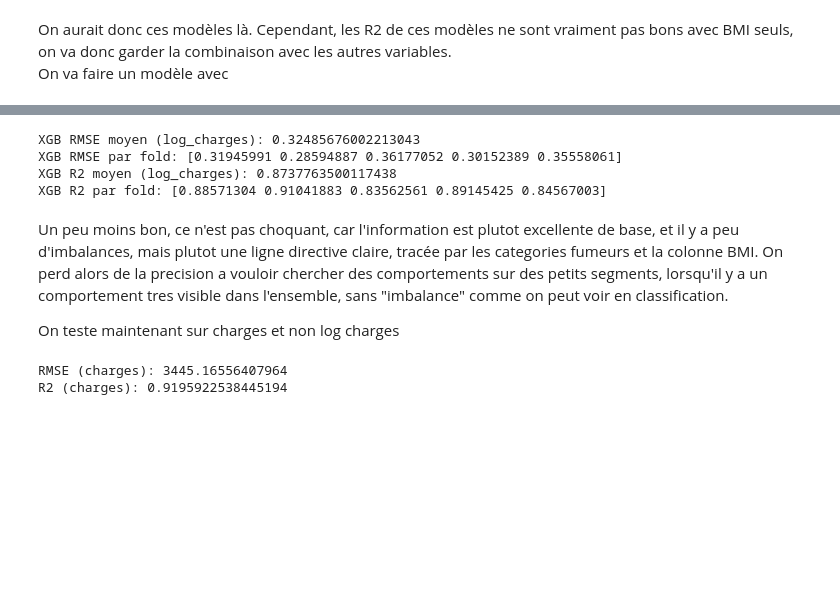
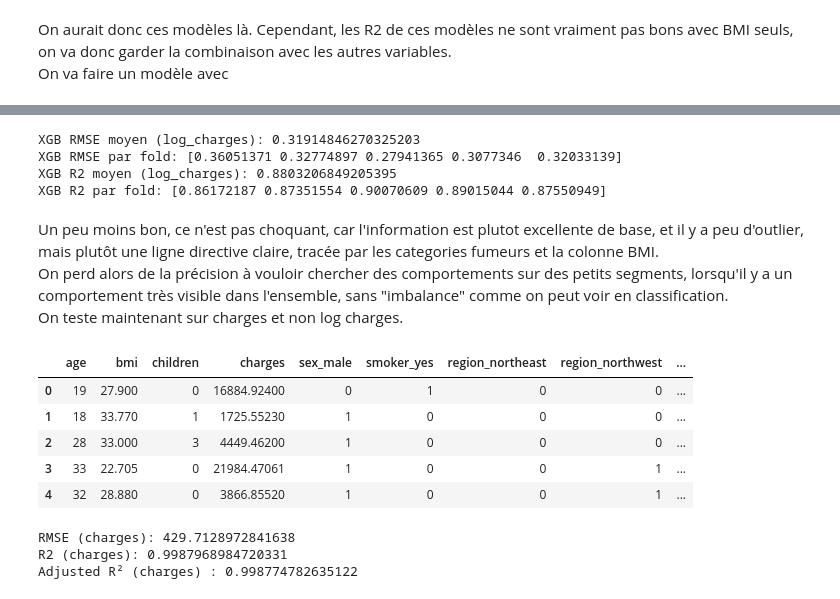
Before and after one commit to ultac/Projet-GLM, a Jupyter notebook: Prepocessing.ipynb, the cells around one changed output, grey strips where cells are left out. Drawn from its saved outputs; the diff is of its cells as text; code cells hidden in the pictures; blank space fills up the shorter version.

```diff
--- a/Prepocessing.ipynb
+++ b/Prepocessing.ipynb
@@ -644,13 +719,11 @@ Les résultats sont bons , on ajoute aussi le concept de "kfoldclassifier", ca p
 # %%
-
-from sklearn.model_selection import KFold, cross_validate
-
-
 features = [c for c in databoost.columns if c != "log_charges"]
 X = databoost[features]
 y = databoost["log_charges"]
 
-kf = KFold(n_splits=5, shuffle=True, random_state=0)
+#X_train, X_test, y_train,y_test = train_test_split(X,y,test_size=0.2, random_state=42) #Pas nécessaire car on utilise un K-Fold
+
+cv = KFold(n_splits=5, shuffle=True, random_state=42)
 
 model_xgb = XGBRegressor(
     n_estimators=500,
@@ -672,50 +745,47 @@ cv_results = cross_validate(
     model_xgb,
     X,
     y,
-    cv=kf,
+    cv=cv,
     scoring=scoring,
     return_train_score=False
 )
 
 rmse_folds = -cv_results["test_rmse"]
 r2_folds = cv_results["test_r2"]
+adj_r2_log = 1-(1-r2_folds.mean())*(len(y_test)-1)/(len(y_test)-10-1) #On a 10 variables
 
 print("XGB RMSE moyen (log_charges):", rmse_folds.mean())
 print("XGB RMSE par fold:", rmse_folds)
 print("XGB R2 moyen (log_charges):", r2_folds.mean())
 print("XGB R2 par fold:", r2_folds)
 # %% [output]
-XGB RMSE moyen (log_charges): 0.32485676002213043
-XGB RMSE par fold: [0.31945991 0.28594887 0.36177052 0.30152389 0.35558061]
-XGB R2 moyen (log_charges): 0.8737763500117438
-XGB R2 par fold: [0.88571304 0.91041883 0.83562561 0.89145425 0.84567003]
+XGB RMSE moyen (log_charges): 0.31914846270325203
+XGB RMSE par fold: [0.36051371 0.32774897 0.27941365 0.3077346  0.32033139]
+XGB R2 moyen (log_charges): 0.8803206849205395
+XGB R2 par fold: [0.86172187 0.87351554 0.90070609 0.89015044 0.87550949]
 # %% [markdown]
-Un peu moins bon, ce n'est pas choquant, car l'information est plutot excellente de base, et il y a peu d'imbalances, mais plutot une ligne directive claire, tracée par les categories fumeurs et la colonne BMI.
-On perd alors de la precision a vouloir chercher des comportements sur des petits segments, lorsqu'il y a un comportement tres visible dans l'ensemble, sans "imbalance" comme on peut voir en classification.
-
-On teste maintenant sur charges et non log charges
+Un peu moins bon, ce n'est pas choquant, car l'information est plutot excellente de base, et il y a peu d'outlier, mais plutôt une ligne directive claire, tracée par les categories fumeurs et la colonne BMI.\
+On perd alors de la précision à vouloir chercher des comportements sur des petits segments, lorsqu'il y a un comportement très visible dans l'ensemble, sans "imbalance" comme on peut voir en classification. \
+On teste maintenant sur charges et non log charges.
 # %%
-databoost_nolog = data.copy()
-
-databoost_nolog["sex_male"] = (databoost_nolog["sex"] == "male").astype(int)
-databoost_nolog["smoker_yes"] = (databoost_nolog["smoker"] == "yes").astype(int)
-
-region_dummies = pd.get_dummies(databoost_nolog["region"], prefix="region").astype(int)
-
-databoost_nolog = pd.concat(
-    [databoost_nolog.drop(columns=["sex", "smoker", "region"]),
-     region_dummies],
-    axis=1
-)
+databoost_no_log = data_processed.copy()
+databoost_no_log.drop(["const"],axis = 1, inplace=True)
+databoost_no_log.head()
+# %% [output]
+|  | age | bmi | children | charges | sex_male | smoker_yes | region_northeast | region_northwest | ... |
+| 0 | 19 | 27.900 | 0 | 16884.92400 | 0 | 1 | 0 | 0 | ... |
+| 1 | 18 | 33.770 | 1 | 1725.55230 | 1 | 0 | 0 | 0 | ... |
+| 2 | 28 | 33.000 | 3 | 4449.46200 | 1 | 0 | 0 | 0 | ... |
+| 3 | 33 | 22.705 | 0 | 21984.47061 | 1 | 0 | 0 | 1 | ... |
+| 4 | 32 | 28.880 | 0 | 3866.85520 | 1 | 0 | 0 | 1 | ... |
 # %%
-features = [c for c in databoost_nolog.columns if c != "charges"]
-X = databoost_nolog[features]
-y = databoost_nolog["charges"]
+features = [c for c in databoost_no_log.columns if c != "log_charges"]
+X = databoost_no_log[features]
+y = databoost_no_log["charges"]
 
-scoring = {
-    "rmse": "neg_root_mean_squared_error",
-    "r2": "r2"
-}
+X_train, X_test, y_train,y_test = train_test_split(X,y,test_size=0.2, random_state=42)
+
+
 model_xgb_nolog = XGBRegressor(
     n_estimators=500,
     learning_rate=0.05,
@@ -726,13 +796,16 @@ model_xgb_nolog = XGBRegressor(
     random_state=0,
     n_jobs=-1
 )
-model_xgb_nolog.fit(X, y)
-y_pred = model_xgb_nolog.predict(X)
-rmse = mean_squared_error(y, y_pred, squared=False)
-r2 = r2_score(y, y_pred)
+model_xgb_nolog.fit(X_train, y_train)
+y_pred = model_xgb_nolog.predict(X_test)
+rmse = root_mean_squared_error(y_test, y_pred)
+r2 = r2_score(y_test, y_pred)
+adj_r2 = 1-(1-r2)*(len(y_test)-1)/(len(y_test)-10-1) #On a 10 variables explicatives
 
 print("RMSE (charges):", rmse)
 print("R2 (charges):", r2)
+print("Adjusted R² (charges) :", adj_r2)
 # %% [output]
-RMSE (charges): 3445.16556407964
-R2 (charges): 0.9195922538445194
+RMSE (charges): 429.7128972841638
+R2 (charges): 0.9987968984720331
+Adjusted R² (charges) : 0.998774782635122
```
Also changed, not shown: parts of 39 cells of this notebook, 1 other file.
